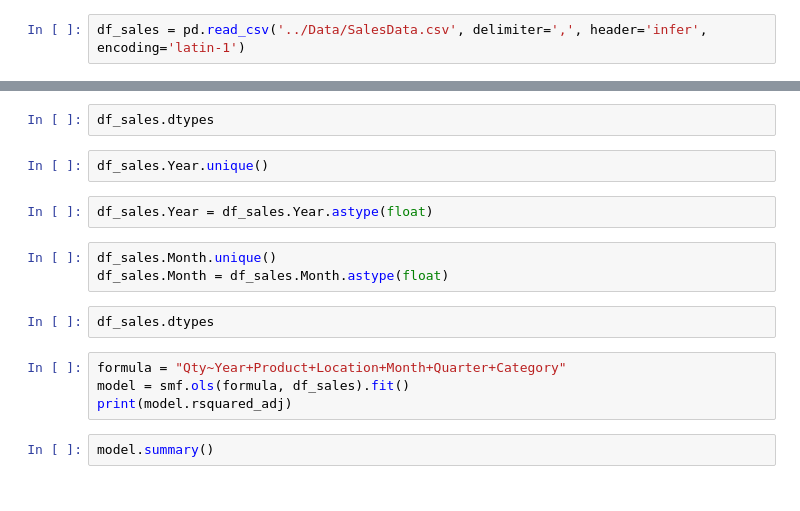
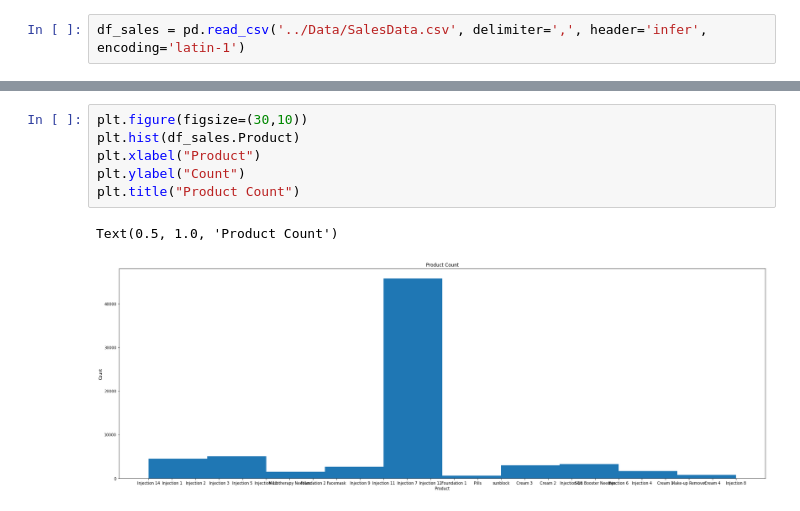
Before and after one commit to Rushayeal/Dissertation, a Jupyter notebook: Source/Data Exploration.ipynb, the cells around one changed output, grey strips where cells are left out. Cells and saved outputs as stored; diff of their text form.

```diff
--- a/Source/Data Exploration.ipynb
+++ b/Source/Data Exploration.ipynb
@@ -50,17 +28,9 @@ for i in range(0, len(features)):
-# %%
-df_sales.dtypes
-# %%
-df_sales.Year.unique()
-# %%
-df_sales.Year = df_sales.Year.astype(float)
-# %%
-df_sales.Month.unique()
-df_sales.Month = df_sales.Month.astype(float)
-# %%
-df_sales.dtypes
-# %%
-formula = "Qty~Year+Product+Location+Month+Quarter+Category"
-model = smf.ols(formula, df_sales).fit()
-print(model.rsquared_adj)
-# %%
-model.summary()
+# %%
+plt.figure(figsize=(30,10))
+plt.hist(df_sales.Product)
+plt.xlabel("Product")
+plt.ylabel("Count")
+plt.title("Product Count")
+# %% [output]
+Text(0.5, 1.0, 'Product Count')
+[figure, added]
```
Also changed, not shown: parts of 24 cells of this notebook, 14 other files.
